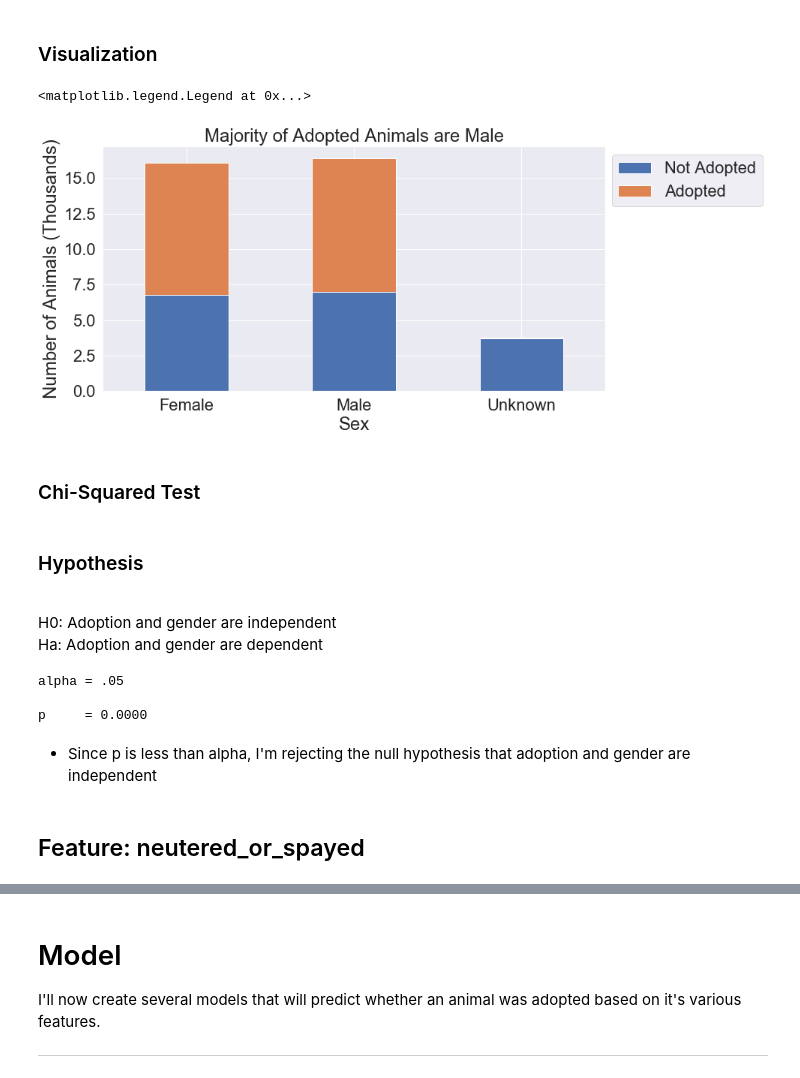
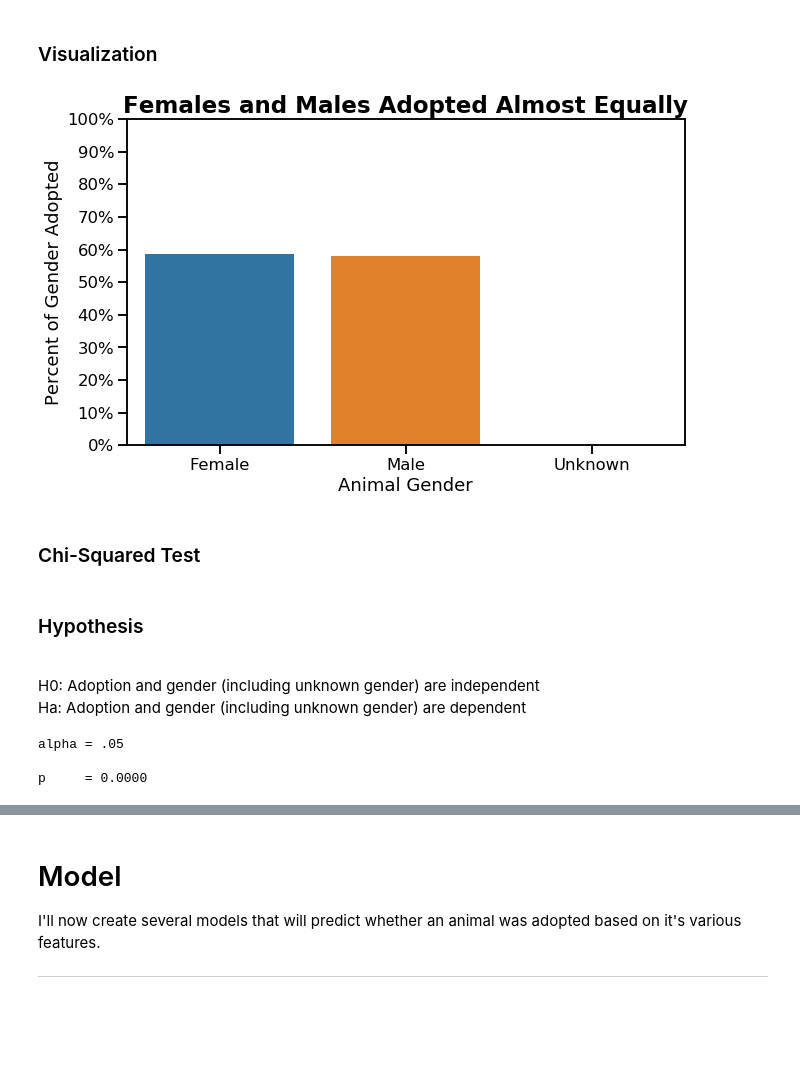
Before and after one commit to SamuelD-Data/aac_outcomes_project, a Jupyter notebook: continued_work/aac_project_notebook.ipynb, the cells around one changed output, grey strips where cells are left out. Drawn from its saved outputs; the diff is of its cells as text; code cells hidden in the pictures; blank space fills up the shorter version.

```diff
--- a/continued_work/aac_project_notebook.ipynb
+++ b/continued_work/aac_project_notebook.ipynb
@@ -301,27 +275,28 @@ train[(train.sex == 'Unknown')& (train.animal_type=='other')].shape
 # %% [markdown]
 ### Visualization
-# %%
-# renaming crosstab columns for plot
-observed_sex.columns = ['Not Adopted', 'Adopted']
-
-# creating barplot
-sex_plot = observed_sex / 1000
-sex_plot.plot.bar(stacked=True, rot=0)
-plt.ylabel('Number of Animals (Thousands)')
-plt.xlabel('Sex')
-plt.title('Majority of Adopted Animals are Male')
-plt.legend(bbox_to_anchor=(1.33,1))
-# %% [output]
-<matplotlib.legend.Legend at 0x...>
-[figure, removed]
+# %%
+gender_adopt = train.groupby('sex').mean()[['is_adopted']].sort_values('sex')
+
+sns.set_context('talk')
+
+plt.figure(figsize=(10, 6))
+sns.barplot(data = gender_adopt, x = gender_adopt.index, y='is_adopted')
+plt.xlabel("Animal Gender")
+plt.ylabel("Percent of Gender Adopted")
+plt.title("Females and Males Adopted Almost Equally", fontweight='bold', fontsize=23)
+fmt = [f'{i:0.0%}' for i in np.linspace(0, 1, 11)]
+plt.yticks(np.linspace(0, 1, 11), labels=fmt)
+plt.show()
+# %% [output]
+[figure, added]
 # %% [markdown]
 ### Chi-Squared Test
 # %% [markdown]
 ### Hypothesis
 <br>
-H0: Adoption and gender are independent
+H0: Adoption and gender (including unknown gender) are independent
 <br>
-Ha: Adoption and gender are dependent
+Ha: Adoption and gender (including unknown gender) are dependent
 # %%
 # calculating chi^2, p value, degrees of freedom and expected values
 chi2, p, degf, expected = stats.chi2_contingency(observed_sex)
@@ -333,7 +308,3 @@ print(f'p     = {p:.4f}')
 alpha = .05
 
 p     = 0.0000
-# %% [markdown]
-- Since p is less than alpha, I'm rejecting the null hypothesis that adoption and gender are independent
-# %% [markdown]
-## Feature: neutered_or_spayed
```
Also changed, not shown: parts of 76 cells of this notebook, 1 other file.
